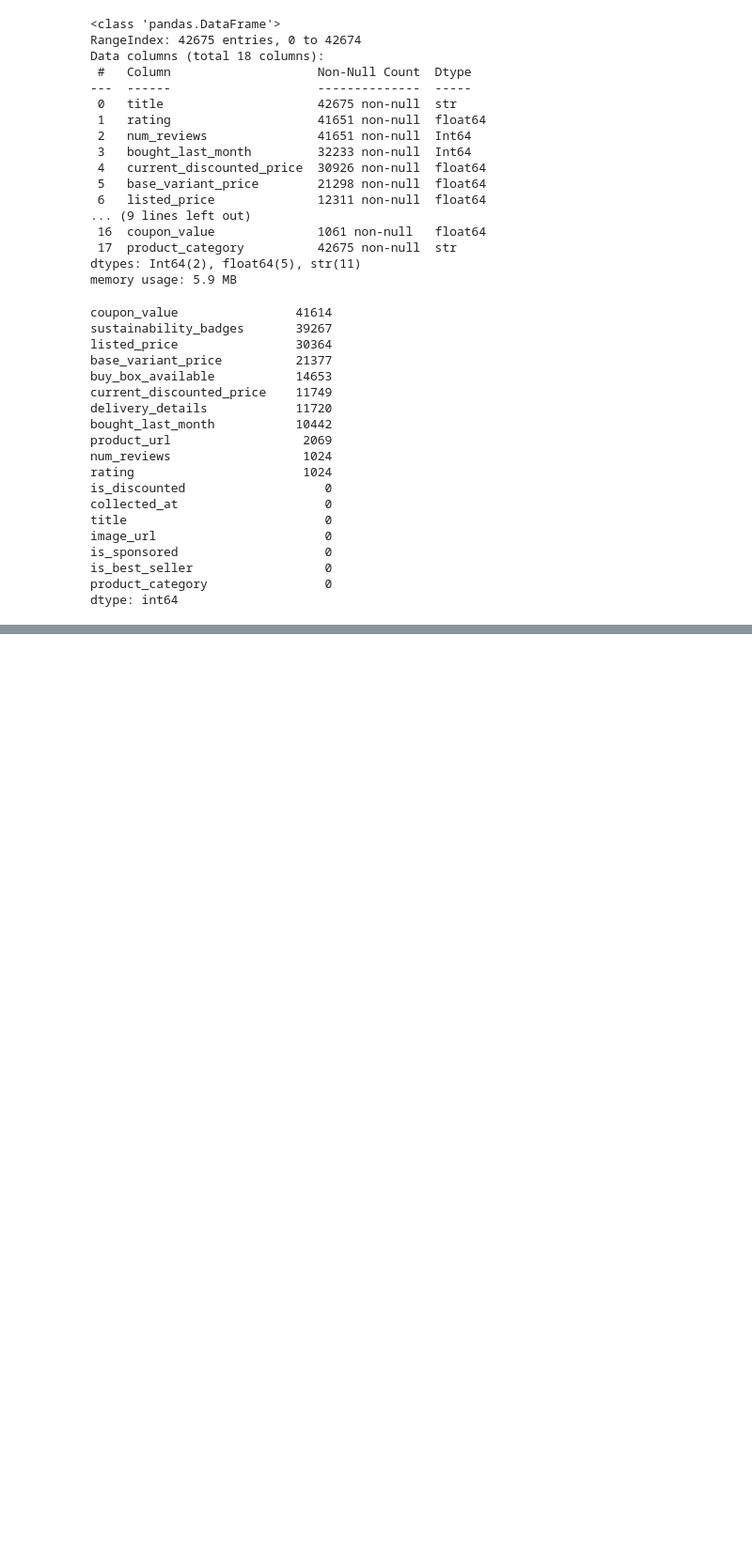
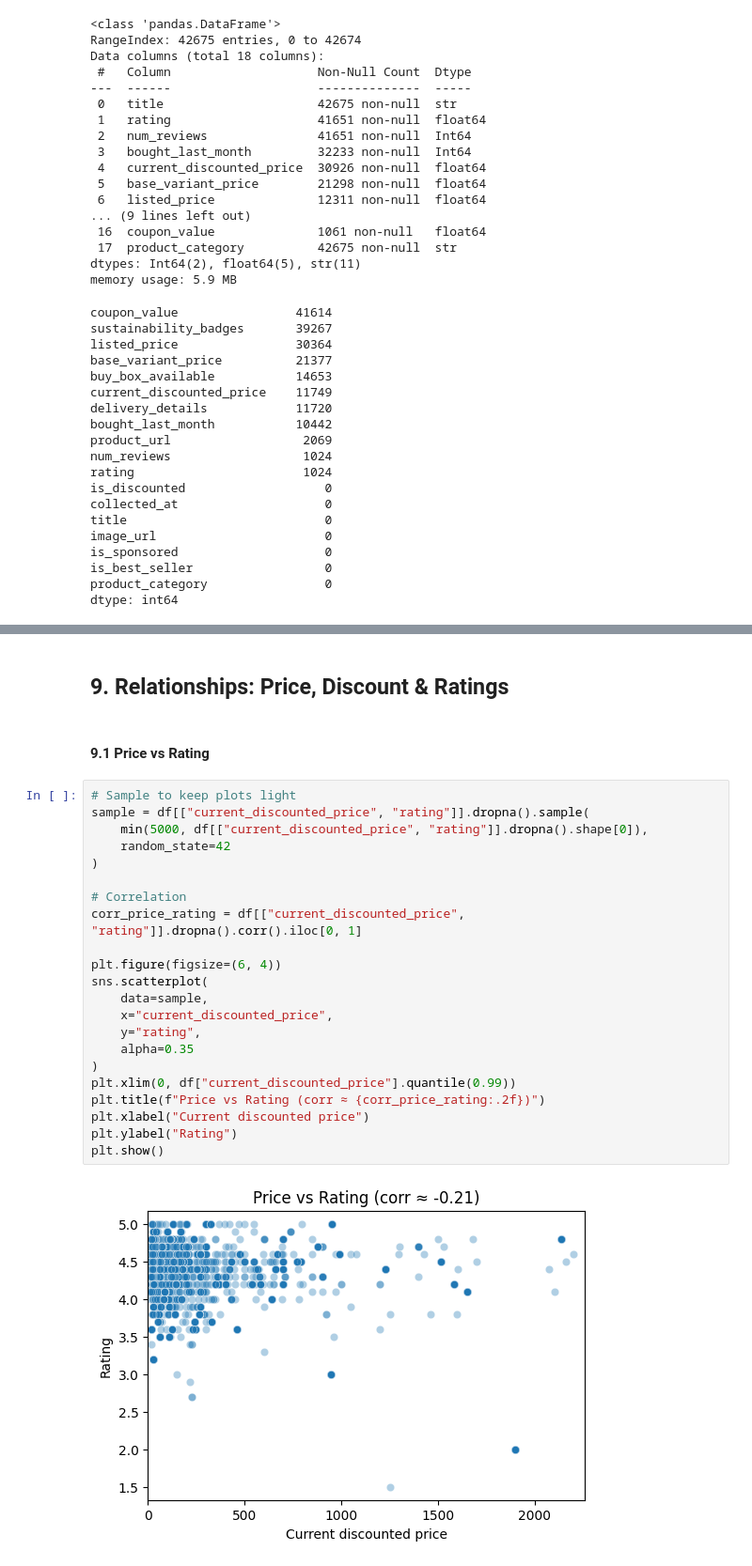
Before and after one commit to tiyasaroy/Amazon-Sales-2025, a Jupyter notebook: amazon-sales-2025.ipynb, the cells around one changed output, grey strips where cells are left out. Shown at 94% size. Cells and saved outputs as stored; diff of their text form; blank space fills up the shorter version.

```diff
--- a/amazon-sales-2025.ipynb
+++ b/amazon-sales-2025.ipynb
@@ -426,0 +692,28 @@ dtype: int64
+# %% [markdown]
+## 9. Relationships: Price, Discount & Ratings
+# %% [markdown]
+#### 9.1 Price vs Rating
+# %%
+# Sample to keep plots light
+sample = df[["current_discounted_price", "rating"]].dropna().sample(
+    min(5000, df[["current_discounted_price", "rating"]].dropna().shape[0]),
+    random_state=42
+)
+
+# Correlation
+corr_price_rating = df[["current_discounted_price", "rating"]].dropna().corr().iloc[0, 1]
+
+plt.figure(figsize=(6, 4))
+sns.scatterplot(
+    data=sample,
+    x="current_discounted_price",
+    y="rating",
+    alpha=0.35
+)
+plt.xlim(0, df["current_discounted_price"].quantile(0.99))
+plt.title(f"Price vs Rating (corr ≈ {corr_price_rating:.2f})")
+plt.xlabel("Current discounted price")
+plt.ylabel("Rating")
+plt.show()
+# %% [output]
+[figure, added]
```
Also changed, not shown: parts of 43 cells of this notebook.
